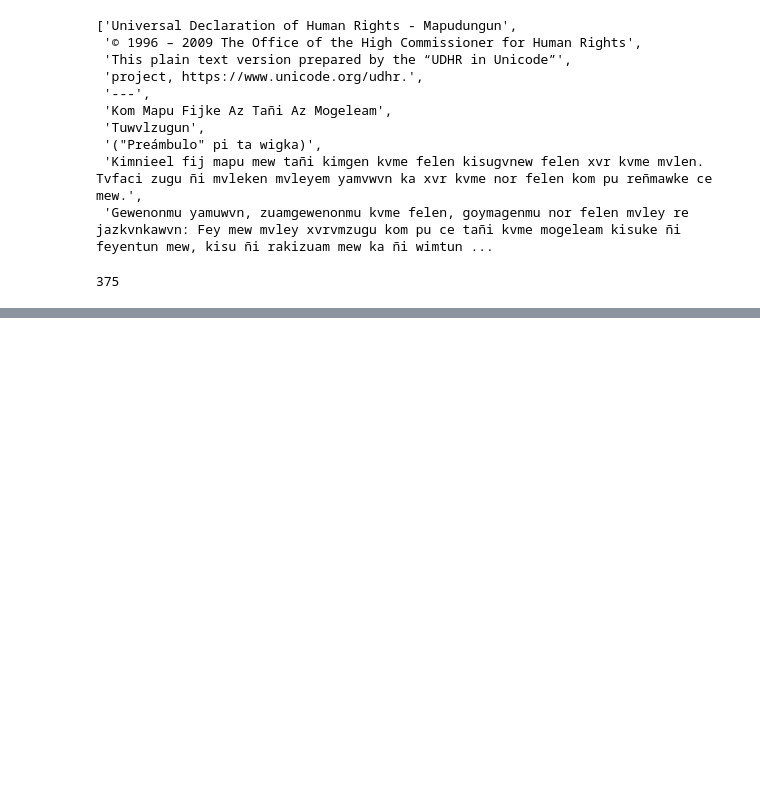
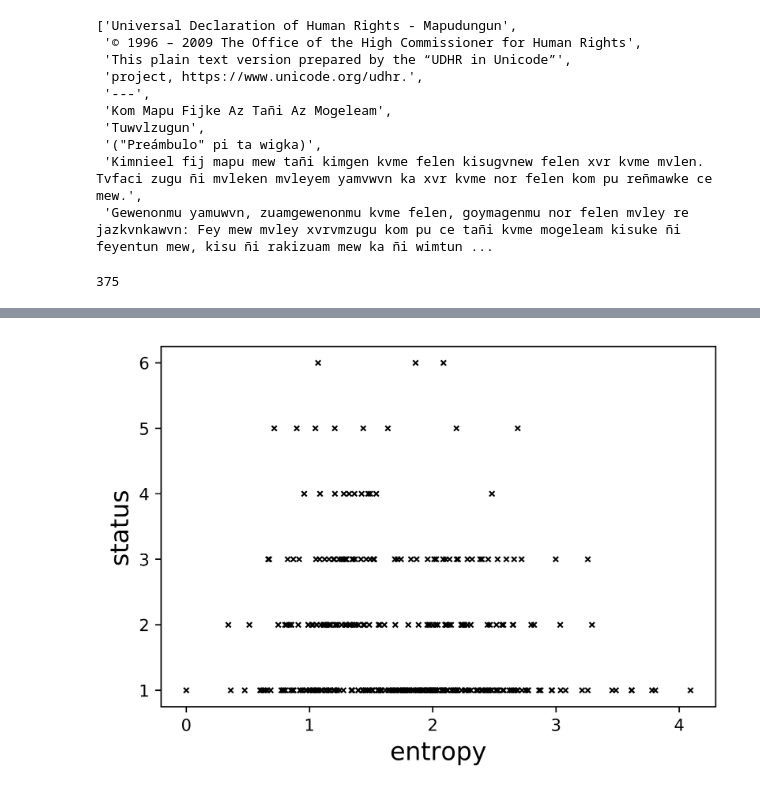
Before and after one commit to javiervz/laplacian-obsolescence, a Jupyter notebook: laplacian_obsolescence.ipynb, the cells around one changed output, grey strips where cells are left out. Drawn from its saved outputs; the diff is of its cells as text; code cells hidden in the pictures; blank space fills up the shorter version.

```diff
--- a/laplacian_obsolescence.ipynb
+++ b/laplacian_obsolescence.ipynb
@@ -180,0 +345,34 @@ clean_languages[language]
+# %%
+energy_languages={}
+
+for language in spectrum_languages.keys():
+    #print(language)
+    energy_languages[language]=min([x for x in spectrum_languages[language] if x > 0])
+# %%
+one_dict={}
+
+for language in spectrum_languages.keys():
+    data = np.array(spectrum_languages[language])
+    kde = sm.nonparametric.KDEUnivariate(data)
+    kde.fit(bw=0.065) # Estimate the densities
+    one_dict[language]=kde.evaluate(1)[0]
+# %%
+data = {key:[one_dict[key],language_status_num[key]] for key in one_dict.keys()}
+# %%
+X = list(zip(*list(data.values())))[0]
+Y = list(zip(*list(data.values())))[1]
+# %%
+fig, ax = plt.subplots(dpi=800)
+
+ax.plot(X, Y, linewidth=0., marker='x',color='k',markersize=3,markeredgecolor='k',markeredgewidth=1,fillstyle='full',clip_on=True)
+
+#plt.legend(loc='upper left',fontsize=12)
+#plt.xlim([0., 2])
+#plt.ylim([0., 3])
+plt.xlabel(r'entropy',fontsize=15)
+plt.ylabel(r'status',fontsize=15)
+plt.rcParams.update({'font.size': 10})
+plt.savefig('energy_status.jpg', format='jpg', transparent=True, bbox_inches='tight',dpi=800)
+plt.show()
+# %% [output]
+[figure, added]
```
Also changed, not shown: parts of 28 cells of this notebook, 3 other files.
